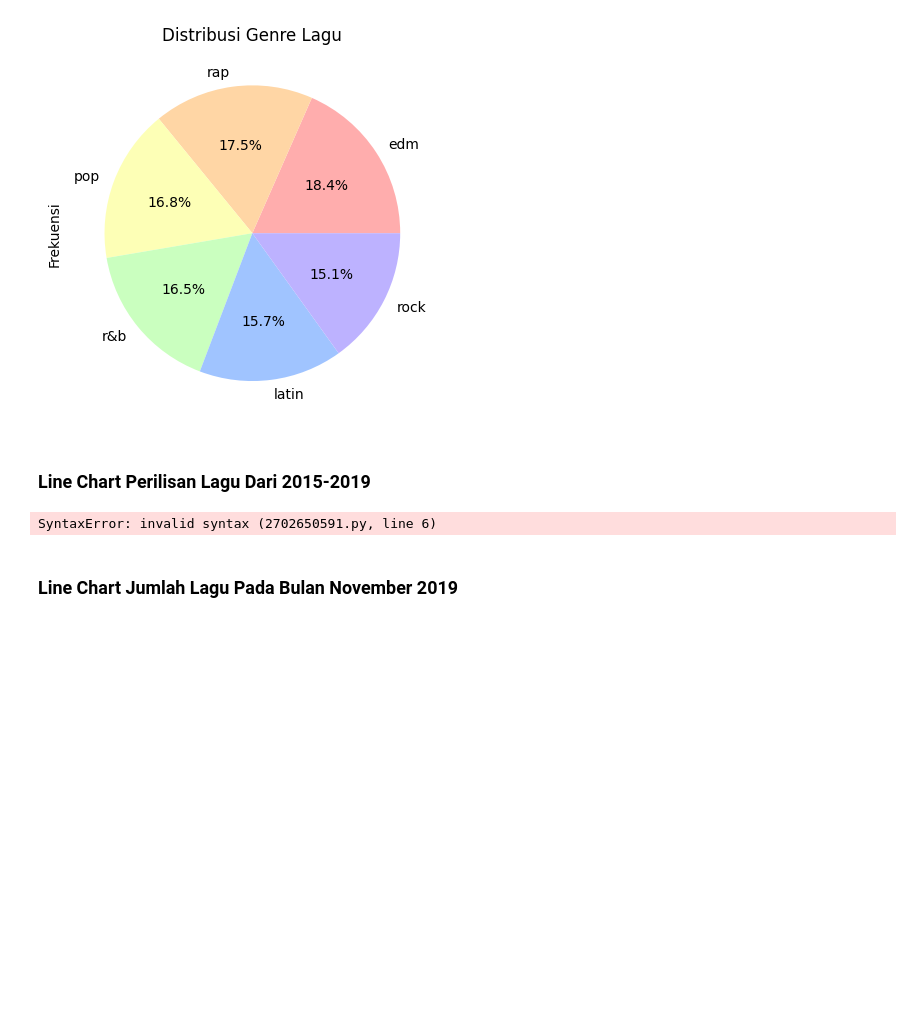
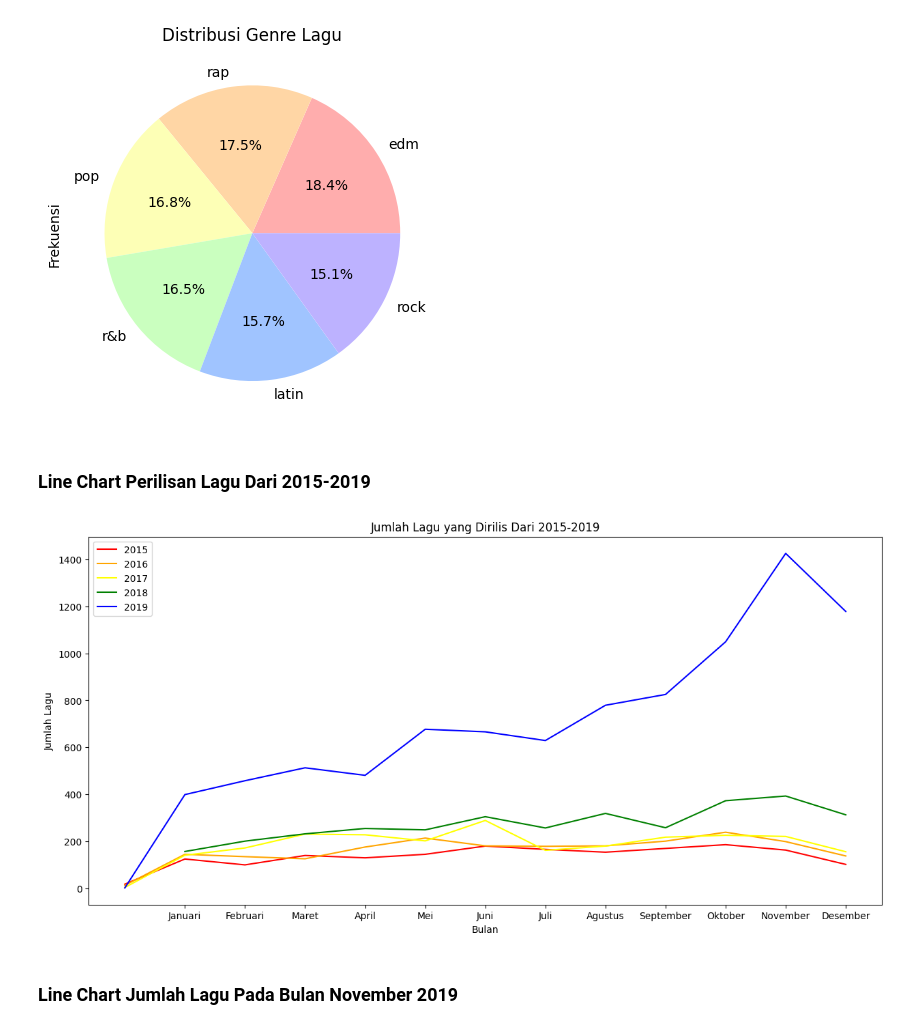
Before and after one commit to susTuna/Analisis-dan-Visualisasi-Data-Lagu-Spotify, a Jupyter notebook: Visualisasi dan Korelasi.ipynb, the cells around one changed output. Saved outputs shown, nothing was run; the diff lists cells and outputs as text; code cells hidden in the pictures; blank space fills up the shorter version.

Commit message:
renamed:    Tubes.ipynb -> Visualisasi dan Korelasi.ipynb

```diff
--- a/Tubes.ipynb
+++ b/Visualisasi dan Korelasi.ipynb
@@ -61,20 +43,19 @@ plt.show()
 # %%
 bulan=['Januari','Februari','Maret','April','Mei','Juni','Juli','Agustus','September','Oktober','November','Desember']
 datax={}
 tahun=['2015','2016','2017','2018','2019']
 for i in tahun:
-    datax[i]=data[data["track_album_release_date"].str.contains(i)]
-    ["track_album_release_date"].str.slice(5,7).value_counts().sort_index()
+    datax[i]=data[data["track_album_release_date"].str.contains(i)]["track_album_release_date"].str.slice(5,7).value_counts().sort_index()
 monthDat=pd.DataFrame(datax)
-warna3=['#ffadad','#ffd6a5','#fdffb6','#caffbf','#a0c4ff']
+warna3=['red','orange','yellow','green','blue']
 monthDat.plot(kind='line',y=tahun, figsize=(15,7), legend=True, color=warna3)
 plt.title('Jumlah Lagu yang Dirilis Dari 2015-2019')
 plt.xlabel('Bulan')
 plt.ylabel('Jumlah Lagu')
 plt.xticks([i for i in range(1,13)],bulan)
 plt.show()
 # %% [output]
-SyntaxError: invalid syntax (2702650591.py, line 6)
+[figure, added]
 # %% [markdown]
 ### **Line Chart Jumlah Lagu Pada Bulan November 2019**
 # %%
```
Also changed, not shown: parts of 4 cells of this notebook.
